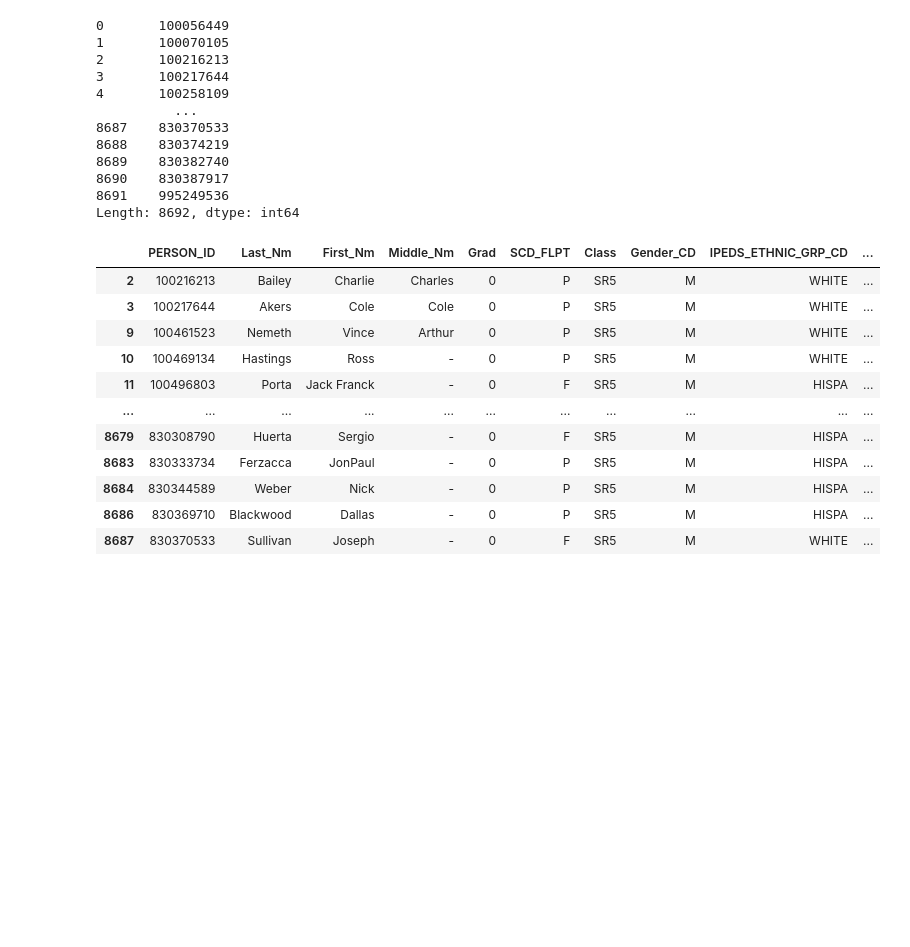
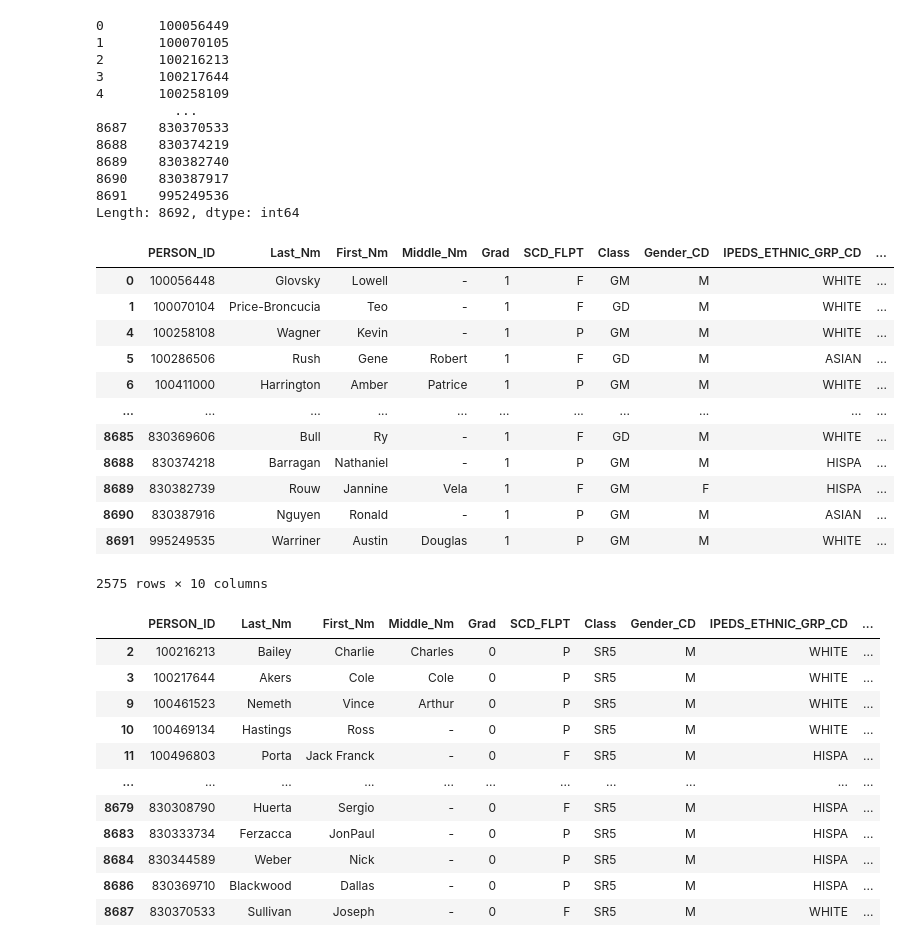
Before and after one commit to sruthik11/ASEE_Data_Enrollment, a Jupyter notebook: code/ASEE_Data_Enrollment.ipynb, the cells around one changed output. Drawn from its saved outputs; the diff is of its cells as text; code cells hidden in the pictures; blank space fills up the shorter version.

```diff
--- a/code/ASEE_Data_Enrollment.ipynb
+++ b/code/ASEE_Data_Enrollment.ipynb
@@ -137,6 +140,24 @@ total_students
 8690    830387917
 8691    995249536
 Length: 8692, dtype: int64
+# %%
+grad_tab = df_filled[df_filled['Grad'] == 1]
+# %%
+grad_tab
+# %% [output]
+|  | PERSON_ID | Last_Nm | First_Nm | Middle_Nm | Grad | SCD_FLPT | Class | Gender_CD | IPEDS_ETHNIC_GRP_CD | ... |
+| 0 | 100056448 | Glovsky | Lowell | - | 1 | F | GM | M | WHITE | ... |
+| 1 | 100070104 | Price-Broncucia | Teo | - | 1 | F | GD | M | WHITE | ... |
+| 4 | 100258108 | Wagner | Kevin | - | 1 | P | GM | M | WHITE | ... |
+| 5 | 100286506 | Rush | Gene | Robert | 1 | F | GD | M | ASIAN | ... |
+| 6 | 100411000 | Harrington | Amber | Patrice | 1 | P | GM | M | WHITE | ... |
+| ... | ... | ... | ... | ... | ... | ... | ... | ... | ... | ... |
+| 8685 | 830369606 | Bull | Ry | - | 1 | F | GD | M | WHITE | ... |
+| 8688 | 830374218 | Barragan | Nathaniel | - | 1 | P | GM | M | HISPA | ... |
+| 8689 | 830382739 | Rouw | Jannine | Vela | 1 | F | GM | F | HISPA | ... |
+| 8690 | 830387916 | Nguyen | Ronald | - | 1 | P | GM | M | ASIAN | ... |
+| 8691 | 995249535 | Warriner | Austin | Douglas | 1 | P | GM | M | WHITE | ... |
+2575 rows × 10 columns
 # %%
 undergrad_df = df_filled[df_filled['Grad'] == 0]
 # %%
```
Also changed, not shown: parts of 6 cells of this notebook, 3 other files.
